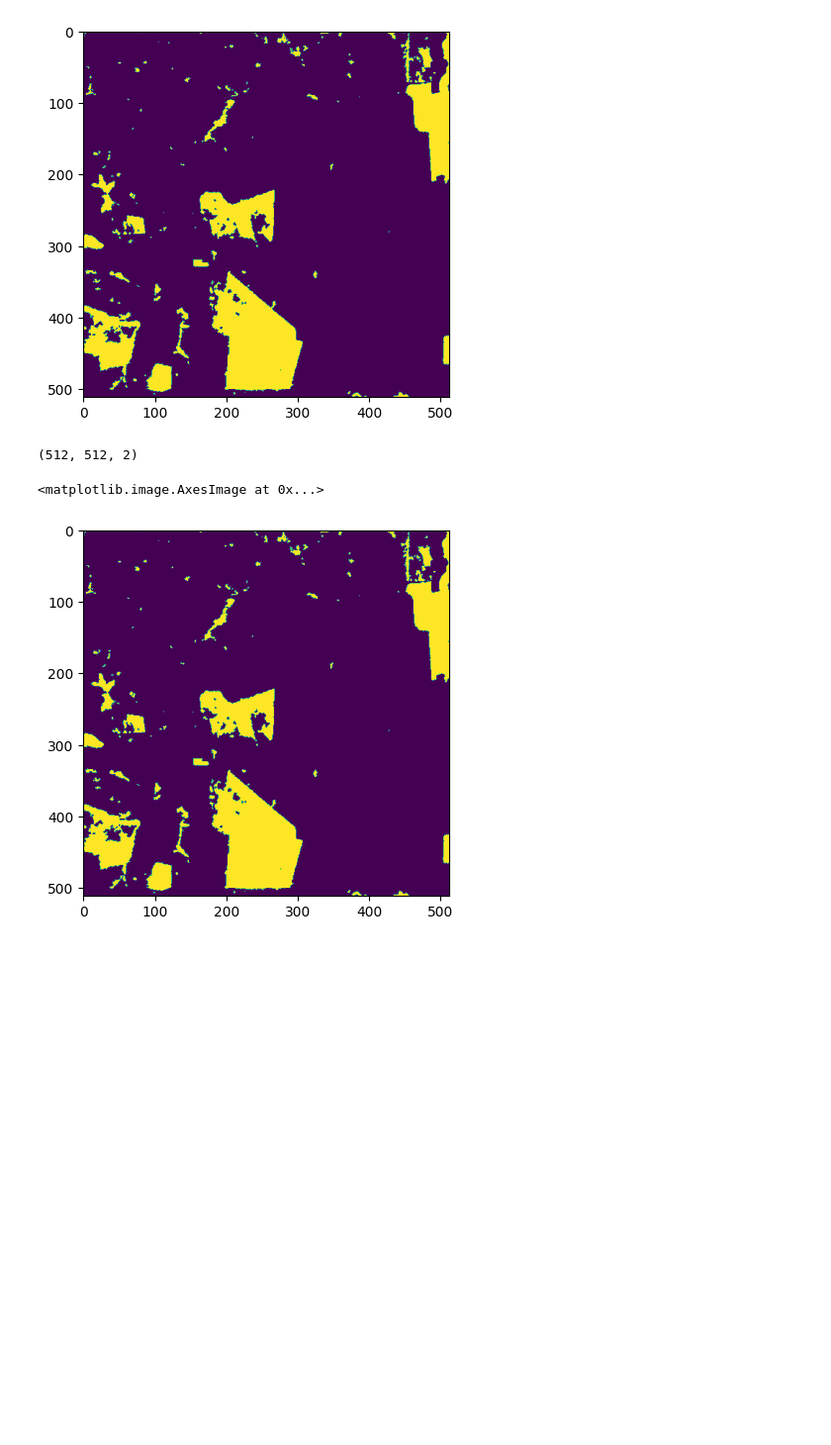
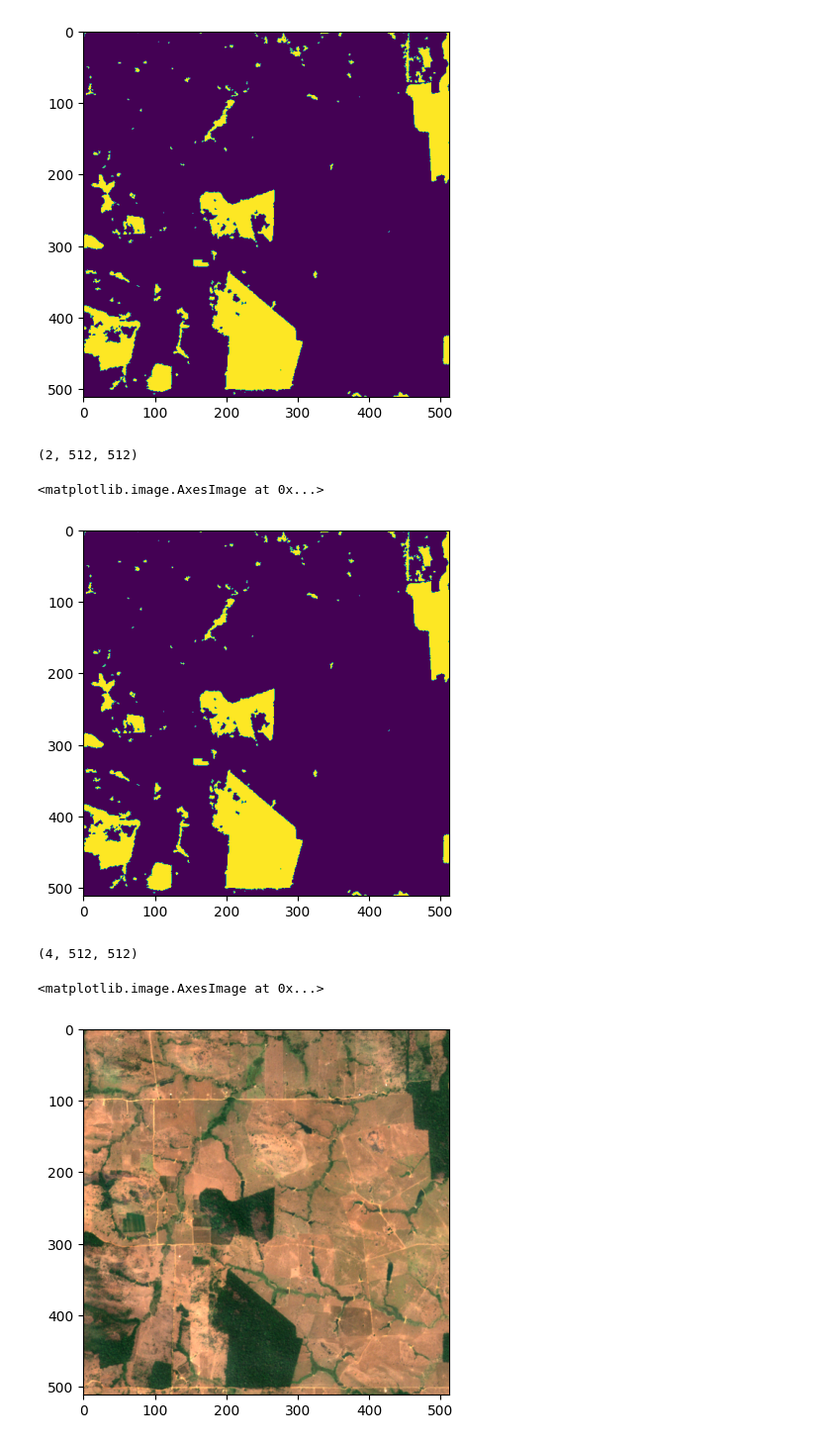
Before and after one commit to silekoch/Treetection, a Jupyter notebook: testing_simon.ipynb, the cells around one changed output. Shown at 99% size. Drawn from its saved outputs; the diff is of its cells as text; code cells hidden in the pictures; blank space fills up the shorter version.

Commit message:
Add option for 4 band image retrieval

```diff
--- a/testing_simon.ipynb
+++ b/testing_simon.ipynb
@@ -29,8 +29,16 @@ plt.imshow(np.squeeze(train_dataset[0][1]))
 # %%
 train_dataset = ForestCoverDataset(one_hot_masks=True)
 print(train_dataset[100][1].shape)
-plt.imshow(reverse_one_hot(train_dataset[0][1]))
+plt.imshow(reverse_one_hot(train_dataset[0][1].transpose(1, 2, 0)))
 # %% [output]
-(512, 512, 2)
+(2, 512, 512)
 <matplotlib.image.AxesImage at 0x...>
 [figure]
+# %%
+train_dataset = ForestCoverDataset(NIR=True)
+print(train_dataset[100][0].shape)
+plt.imshow(train_dataset[0][0][:3].transpose(1, 2, 0))
+# %% [output]
+(4, 512, 512)
+<matplotlib.image.AxesImage at 0x...>
+[figure, added]
```
Also changed, not shown: parts of 1 cell of this notebook, 1 other file.
